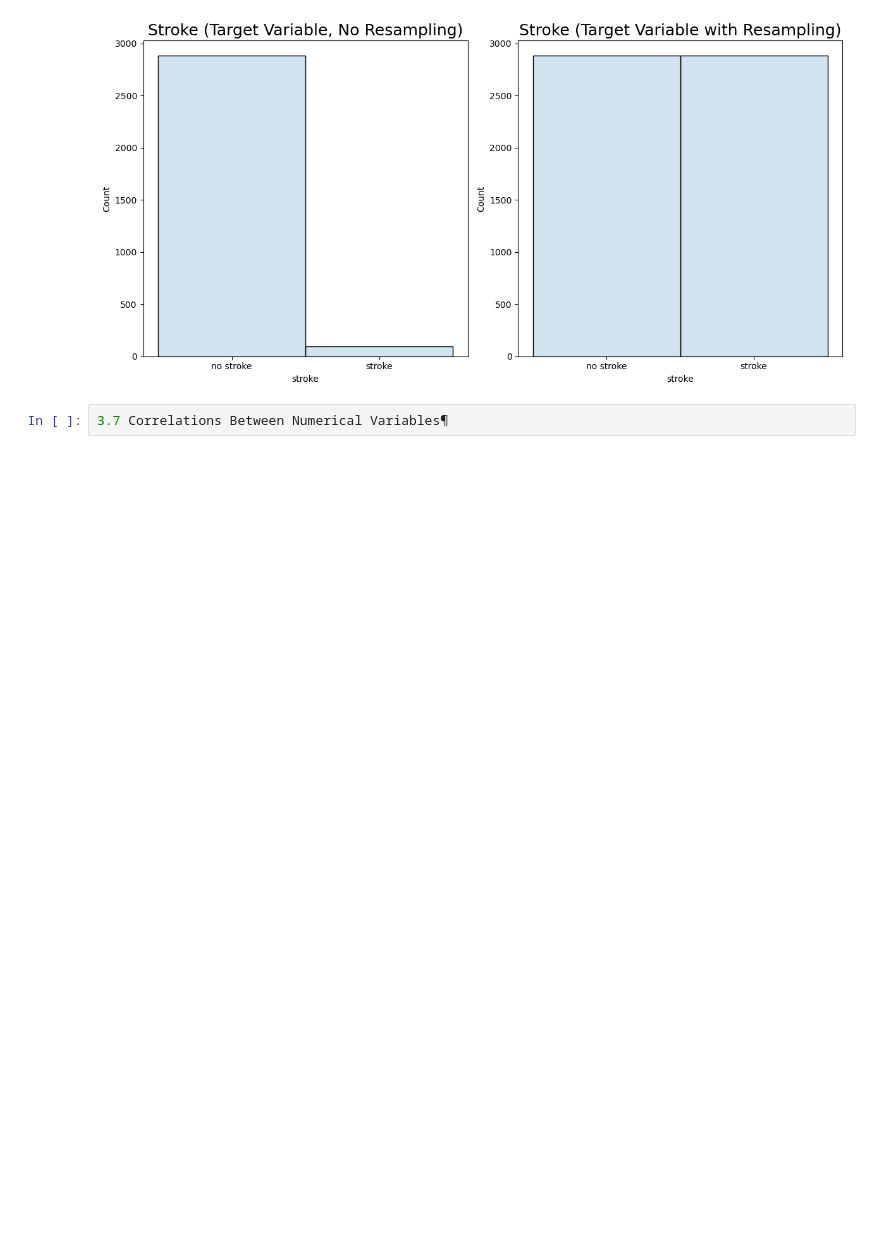
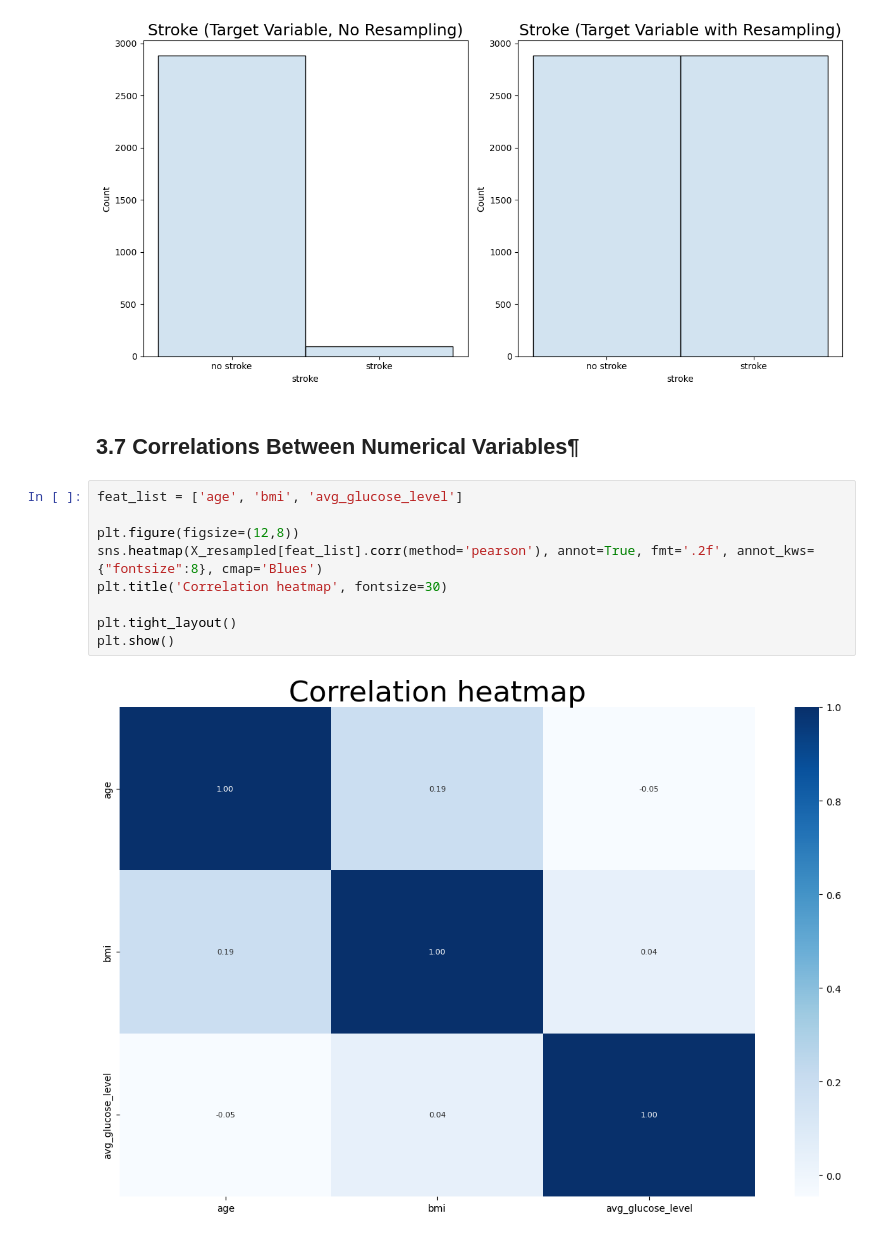
Before and after one commit to pjaiswalusf/Stroke-Prediction, a Jupyter notebook: StrokePrediction.ipynb, the cells around one changed output. Drawn from its saved outputs; the diff is of its cells as text; blank space fills up the shorter version.

```diff
--- a/StrokePrediction.ipynb
+++ b/StrokePrediction.ipynb
@@ -585,5 +585,16 @@ ax2.set_title('Stroke (Target Variable with Resampling)', size=18)
 plt.tight_layout()
 # %% [output]
 [figure]
-# %%
-3.7 Correlations Between Numerical Variables¶
+# %% [markdown]
+## 3.7 Correlations Between Numerical Variables¶
+# %%
+feat_list = ['age', 'bmi', 'avg_glucose_level']
+
+plt.figure(figsize=(12,8))
+sns.heatmap(X_resampled[feat_list].corr(method='pearson'), annot=True, fmt='.2f', annot_kws={"fontsize":8}, cmap='Blues')
+plt.title('Correlation heatmap', fontsize=30)
+
+plt.tight_layout()
+plt.show()
+# %% [output]
+[figure, added]
```
Also changed, not shown: parts of 26 cells of this notebook.
